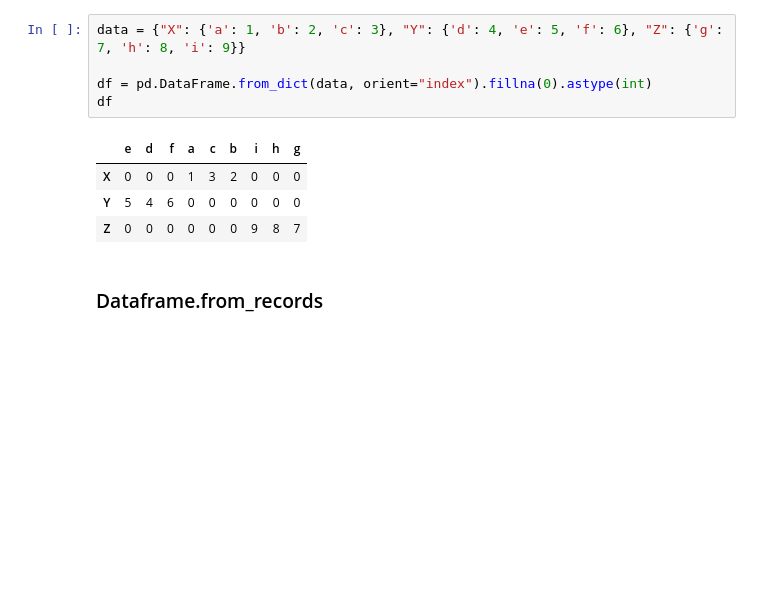
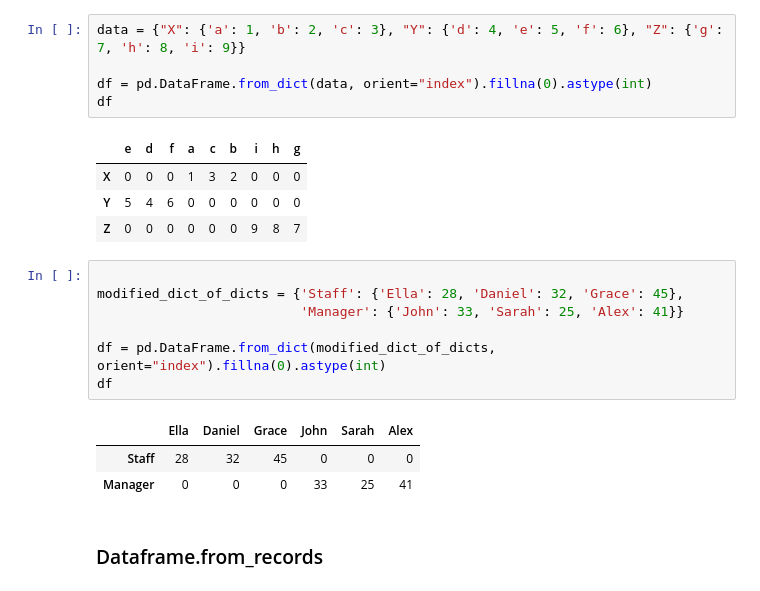
Before and after one commit to Prathamesh-Shanbhag/Week1-Introduction_to_Python, a Jupyter notebook: Introduction_to_Python.ipynb, the cells around one changed output. Cells and saved outputs as stored; diff of their text form; blank space fills up the shorter version.

```diff
--- a/Introduction_to_Python.ipynb
+++ b/Introduction_to_Python.ipynb
@@ -1205,6 +1600,17 @@ df
 | X | 0 | 0 | 0 | 1 | 3 | 2 | 0 | 0 | 0 |
 | Y | 5 | 4 | 6 | 0 | 0 | 0 | 0 | 0 | 0 |
 | Z | 0 | 0 | 0 | 0 | 0 | 0 | 9 | 8 | 7 |
+# %%
+
+modified_dict_of_dicts = {'Staff': {'Ella': 28, 'Daniel': 32, 'Grace': 45},
+                          'Manager': {'John': 33, 'Sarah': 25, 'Alex': 41}}
+
+df = pd.DataFrame.from_dict(modified_dict_of_dicts, orient="index").fillna(0).astype(int)
+df
+# %% [output]
+|  | Ella | Daniel | Grace | John | Sarah | Alex |
+| Staff | 28 | 32 | 45 | 0 | 0 | 0 |
+| Manager | 0 | 0 | 0 | 33 | 25 | 41 |
 # %% [markdown]
 ### Dataframe.from_records
 # %% [markdown]
```
Also changed, not shown: parts of 52 cells of this notebook.
